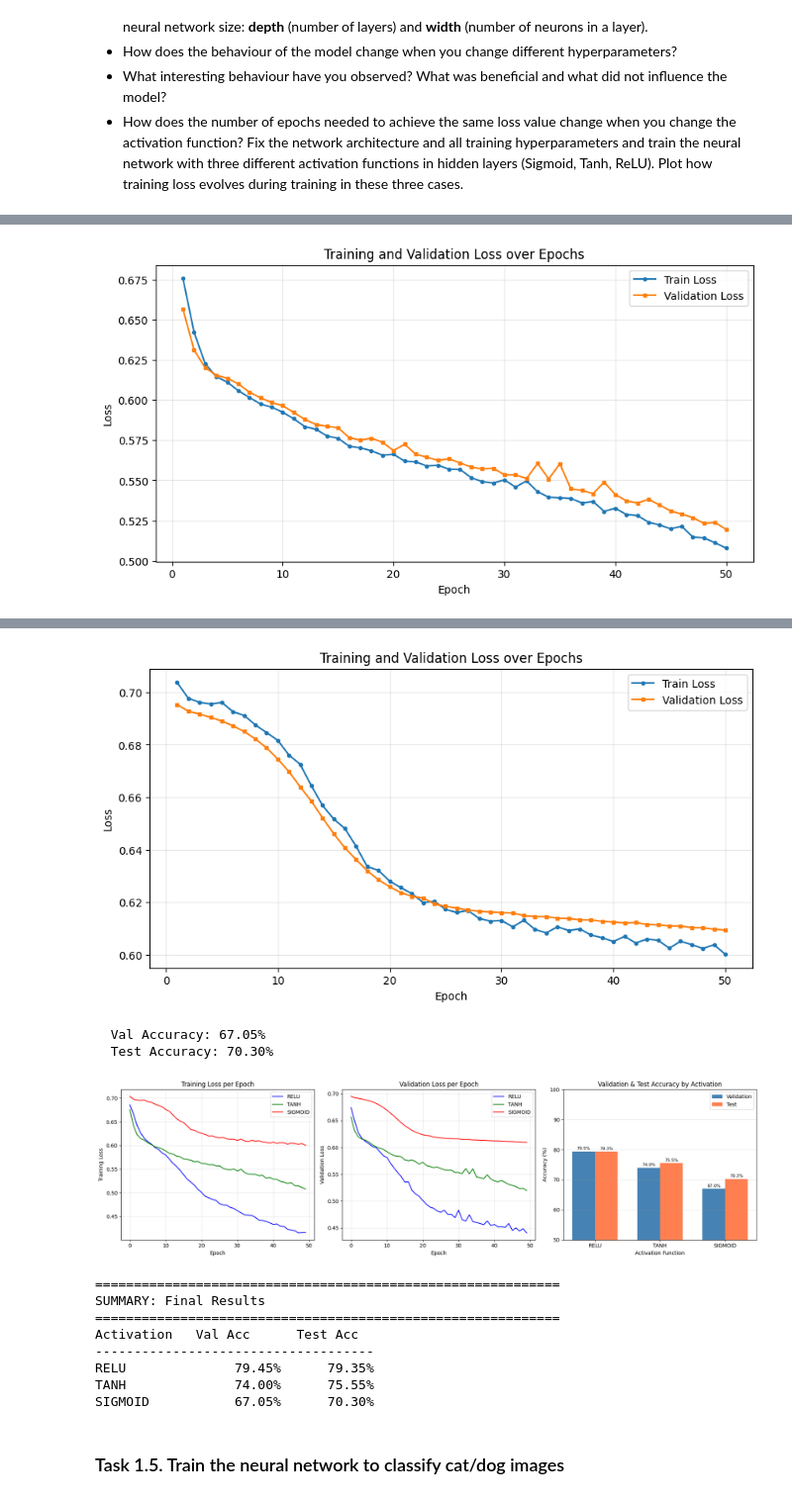
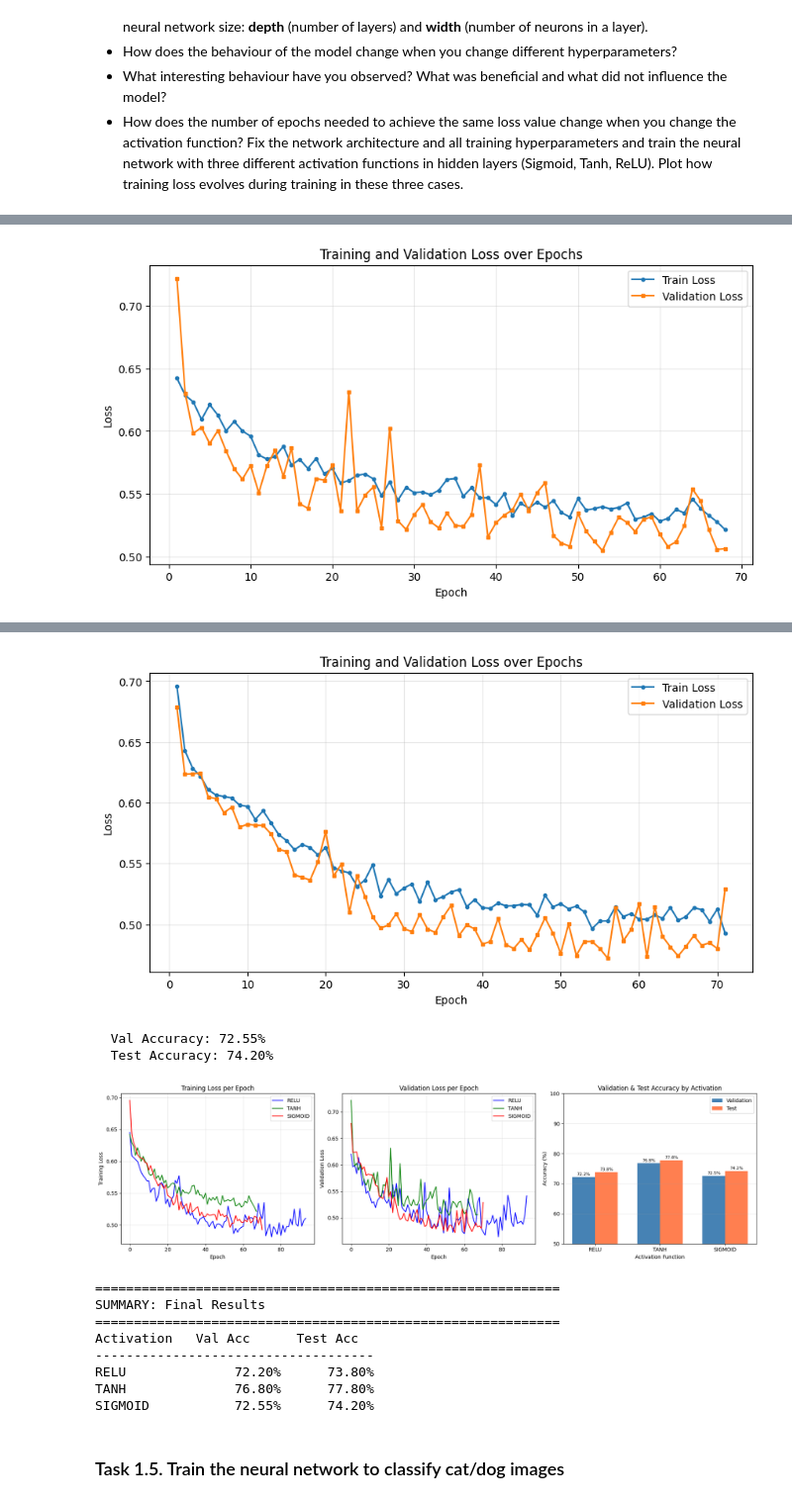
Before and after one commit to ilyavyakovlev/nebius_ai_performance_engineering, a Jupyter notebook: LLM_homework_2/homework_CIFAR10.ipynb, the cells around one changed output, grey strips where cells are left out. Shown at 99% size. Drawn from its saved outputs; the diff is of its cells as text; code cells hidden in the pictures.

Commit message:
128 neurons straigh architecture

```diff
--- a/LLM_homework_2/homework_CIFAR10.ipynb
+++ b/LLM_homework_2/homework_CIFAR10.ipynb
@@ -442,9 +442,9 @@ from sklearn.model_selection import train_test_split
 # HYPERPARAMETERS (easy to modify)
 # =====================
 BATCH_SIZE = 64
-LEARNING_RATE = 0.00001
-NUM_EPOCHS = 50
-WEIGHT_DECAY = 1e-4
+LEARNING_RATE = 0.0001
+NUM_EPOCHS = 100
+WEIGHT_DECAY = 1e-3
 VAL_FRACTION = 0.2  # fraction of train_data_airplane_ship used as validation
 DROPOUT_RATE = 0.3  # dropout probability for regularization
 
@@ -495,23 +495,27 @@ test_loader_as = DataLoader(test_dataset_as, batch_size=BATCH_SIZE, shuffle=Fals
 print(f"Training samples: {len(X_train_as)}, Validation samples: {len(X_val_as)}, Test samples: {len(X_test_as)}")
 
 # =====================
-# STEP 2: Define Optimized Neural Network Architecture (NO BatchNorm)
+# STEP 2: Define Optimized Neural Network Architecture (LESS WIDE to reduce overfitting)
 # =====================
 class OptimizedNet(nn.Module):
     """
     Optimized architecture for airplane/ship classification:
-    - 3 hidden layers with decreasing width (funnel architecture)
+    - 3 hidden layers with UNIFORM width (128 neurons each)
     - Dropout for regularization
     - Configurable activation function for experiments
     - No BatchNorm (removed to simplify train/eval behavior)
+
+    Changed from: 3072 → 512 → 256 → 128 → 1 (~1.7M params)
+    To:           3072 → 128 → 128 → 128 → 1  (~410K params)
     """
     def __init__(self, activation_fn='relu'):
         super(OptimizedNet, self).__init__()
 
         # Input: 3072 features (32x32x3 flattened)
-        self.fc1 = nn.Linear(3072, 512)
-        self.fc2 = nn.Linear(512, 256)
-        self.fc3 = nn.Linear(256, 128)
+        # 3 hidden layers with 128 neurons each
+        self.fc1 = nn.Linear(3072, 128)
+        self.fc2 = nn.Linear(128, 128)
+        self.fc3 = nn.Linear(128, 128)
         self.fc4 = nn.Linear(128, 1)
 
         self.dropout = nn.Dropout(DROPOUT_RATE)
@@ -541,16 +545,22 @@ class OptimizedNet(nn.Module):
         return x
 
 # =====================
-# STEP 3: Training Function with Loss Tracking (Train + Validation)
+# STEP 3: Training Function with Loss Tracking (Train + Validation) + Early Stopping
 # =====================
-def train_with_tracking(model, train_loader, val_loader, criterion, optimizer, num_epochs):
+def train_with_tracking(model, train_loader, val_loader, criterion, optimizer, num_epochs, patience=10):
     """Train model for all epochs and return loss history.
 
     Note: here `val_loader` is a true validation loader coming from the
     training split, not the final test set.
+
+    Early stopping: stops if val_loss doesn't improve for `patience` epochs.
     """
     train_losses = []
     val_losses = []
+
+    best_val_loss = float('inf')
+    epochs_without_improvement = 0
+    best_model_state = None
 
     for epoch in range(num_epochs):
         # ----- Training phase -----
@@ -583,8 +593,25 @@ def train_with_tracking(model, train_loader, val_loader, criterion, optimizer, n
         epoch_val_loss = val_loss / len(val_loader)
         val_losses.append(epoch_val_loss)
 
+        # ----- Early stopping check -----
+        if epoch_val_loss < best_val_loss:
+            best_val_loss = epoch_val_loss
+            epochs_without_improvement = 0
+            best_model_state = model.state_dict().copy()
+        else:
+            epochs_without_improvement += 1
+
         if (epoch + 1) % 10 == 0:
             print(f"  Epoch {epoch + 1}/{num_epochs}, Train Loss: {epoch_train_loss:.4f}, Val Loss: {epoch_val_loss:.4f}")
+
+        # Early stopping
+        if epochs_without_improvement >= patience:
+            print(f"  Early stopping at epoch {epoch + 1} (no improvement for {patience} epochs)")
+            # Restore best model
+            if best_model_state is not None:
+                model.load_state_dict(best_model_state)
+            break
+
     # Plot training and validation loss
     plt.figure(figsize=(10, 5))
     plt.plot(range(1, len(train_losses) + 1), train_losses, label='Train Loss', marker='o', markersize=3)
@@ -626,6 +653,7 @@ activation_results = {}
 
 print("=" * 60)
 print("EXPERIMENT: Comparing Activation Functions (ReLU / Tanh / Sigmoid)")
+print("Architecture: 3072 → 128 → 128 → 128 → 1 (uniform width)")
 print("=" * 60)
 
 for act_fn in activation_functions:
@@ -641,9 +669,9 @@ for act_fn in activation_functions:
         weight_decay=WEIGHT_DECAY
     )
 
-    # Train with tracking
+    # Train with tracking and early stopping
     train_losses, val_losses = train_with_tracking(
-        net_optimized, train_loader_as, val_loader_as, criterion, optimizer_compare, NUM_EPOCHS
+        net_optimized, train_loader_as, val_loader_as, criterion, optimizer_compare, NUM_EPOCHS, patience=15
     )
 
     # Evaluate on validation and test sets
@@ -750 +786 @@ EXPERIMENT: Comparing Activation Functions (ReLU / Tanh / Sigmoid)
-[figure, old version]
+[figure, new version]
@@ -760,15 +799,15 @@ EXPERIMENT: Comparing Activation Functions (ReLU / Tanh / Sigmoid)
-[figure, old version]
+[figure, new version]
-  Val Accuracy: 67.05%
-  Test Accuracy: 70.30%
+  Val Accuracy: 72.55%
+  Test Accuracy: 74.20%
-[figure, old version]
+[figure, new version]
 ============================================================
 SUMMARY: Final Results
 ============================================================
 Activation   Val Acc      Test Acc
 ------------------------------------
-RELU              79.45%      79.35%
-TANH              74.00%      75.55%
-SIGMOID           67.05%      70.30%
+RELU              72.20%      73.80%
+TANH              76.80%      77.80%
+SIGMOID           72.55%      74.20%
 # %% [markdown]
 ### Task 1.5. Train the neural network to classify cat/dog images
 # %% [markdown]
```
Also changed, not shown: parts of 1 cell of this notebook.
